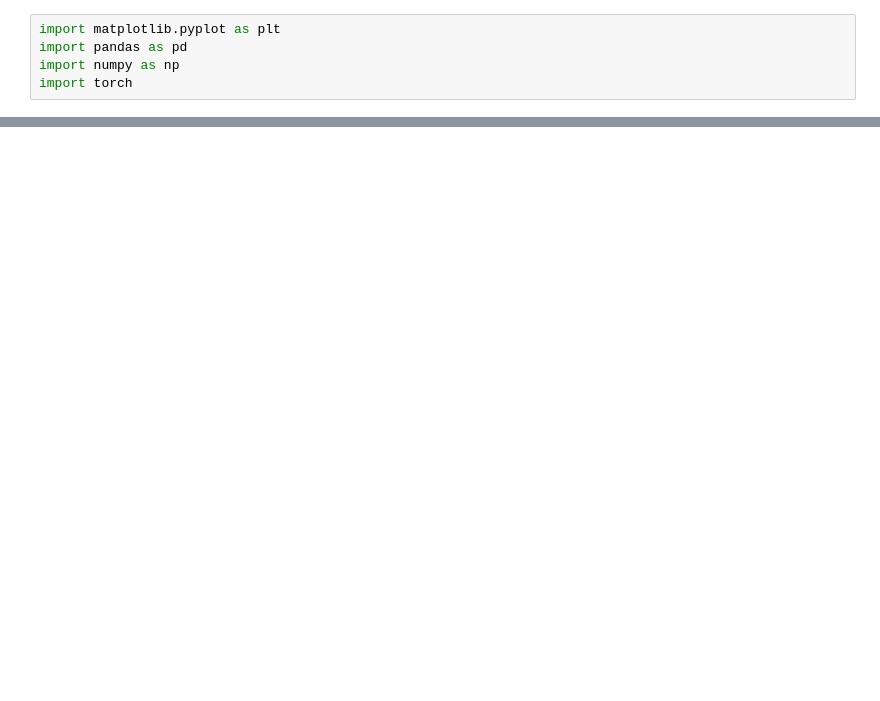
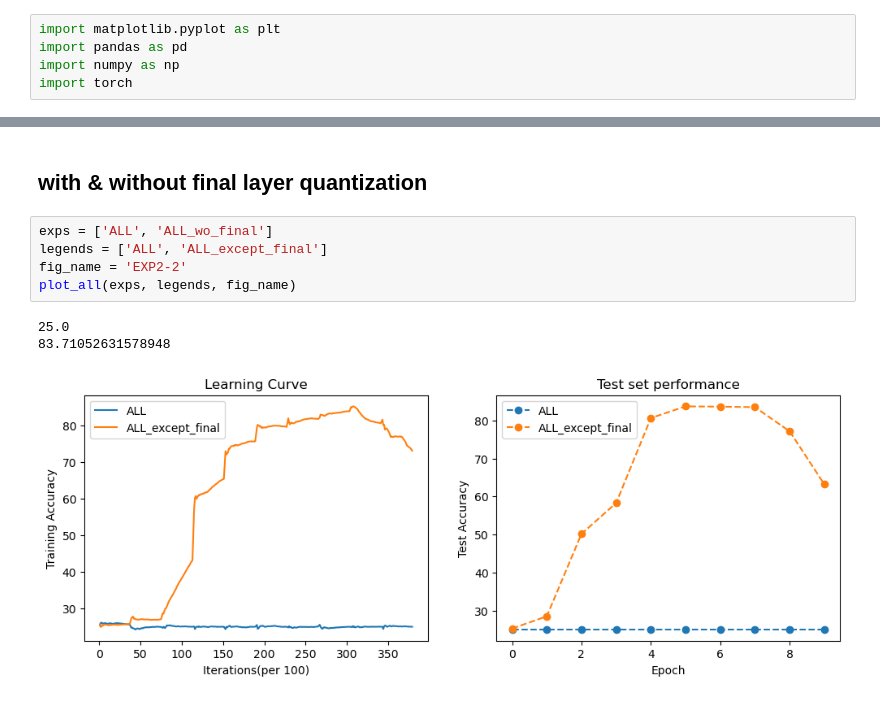
Before and after one commit to Alexstrasza98/Transformer-Quantization, a Jupyter notebook: plot.ipynb, the cells around one changed output, grey strips where cells are left out. Saved outputs shown, nothing was run; the diff lists cells and outputs as text; blank space fills up the shorter version.

```diff
--- a/plot.ipynb
+++ b/plot.ipynb
@@ -262,0 +127,11 @@ Text(0.5, 1.0, 'Test set performance')
+# %% [markdown]
+## with & without final layer quantization
+# %%
+exps = ['ALL', 'ALL_wo_final']
+legends = ['ALL', 'ALL_except_final']
+fig_name = 'EXP2-2'
+plot_all(exps, legends, fig_name)
+# %% [output]
+25.0
+83.71052631578948
+[figure, added]
```
Also changed, not shown: parts of 39 cells of this notebook, 7 other files.
